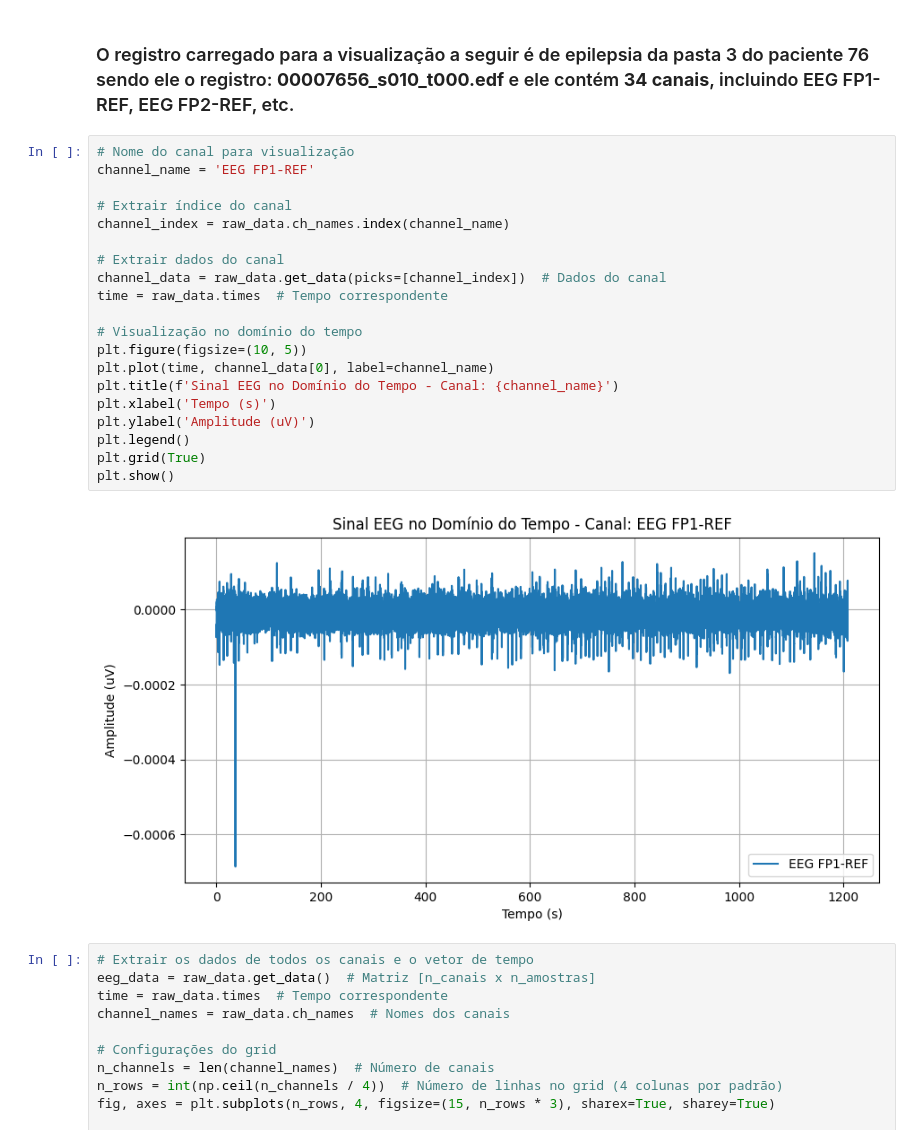
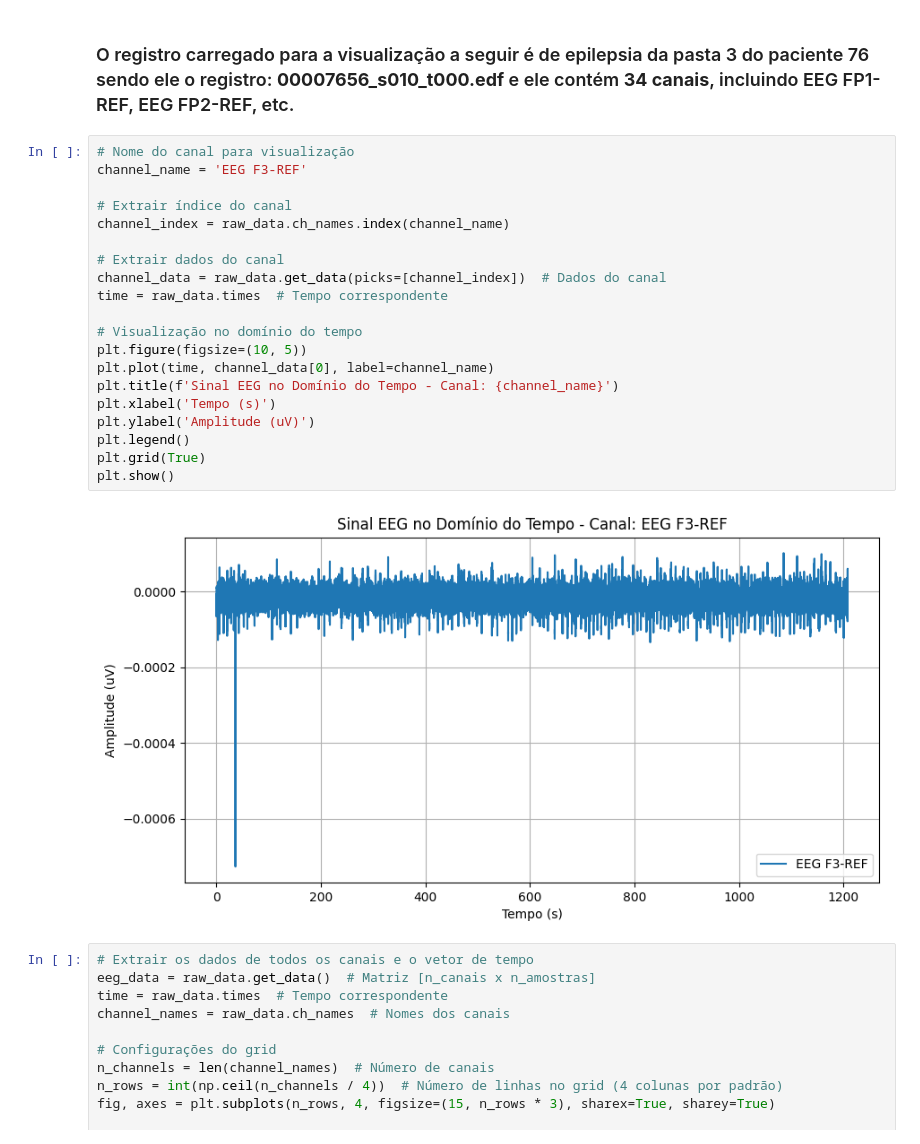
Before and after one commit to labneoc/generativediffusion, a Jupyter notebook: preprocessing.ipynb, the cells around one changed output. Saved outputs shown, nothing was run; the diff lists cells and outputs as text.

```diff
--- a/preprocessing.ipynb
+++ b/preprocessing.ipynb
@@ -107,26 +107,26 @@ Arquivo salvo como EEG_FP1-REF.mat com sucesso!
 ### O registro carregado para a visualização a seguir é de epilepsia da pasta 3 do paciente 76 sendo ele o registro: **00007656_s010_t000.edf** e ele contém **34 canais**, incluindo EEG FP1-REF, EEG FP2-REF, etc.
 # %%
 # Nome do canal para visualização
-channel_name = 'EEG FP1-REF'
+channel_name = 'EEG F3-REF'
 
 # Extrair índice do canal
 channel_index = raw_data.ch_names.index(channel_name)
 
 # Extrair dados do canal
 channel_data = raw_data.get_data(picks=[channel_index])  # Dados do canal
 time = raw_data.times  # Tempo correspondente
 
 # Visualização no domínio do tempo
 plt.figure(figsize=(10, 5))
 plt.plot(time, channel_data[0], label=channel_name)
 plt.title(f'Sinal EEG no Domínio do Tempo - Canal: {channel_name}')
 plt.xlabel('Tempo (s)')
 plt.ylabel('Amplitude (uV)')
 plt.legend()
 plt.grid(True)
 plt.show()
 # %% [output]
-[figure, old version]
+[figure, new version]
 # %%
 # Extrair os dados de todos os canais e o vetor de tempo
 eeg_data = raw_data.get_data()  # Matriz [n_canais x n_amostras]
```
Also changed, not shown: parts of 11 cells of this notebook, 1 other file.
